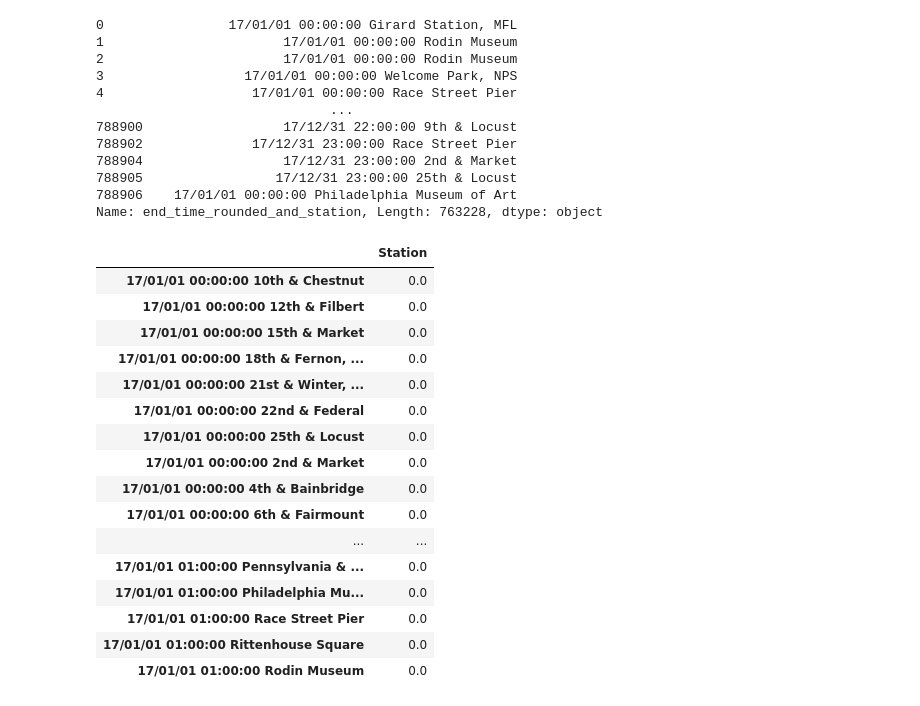
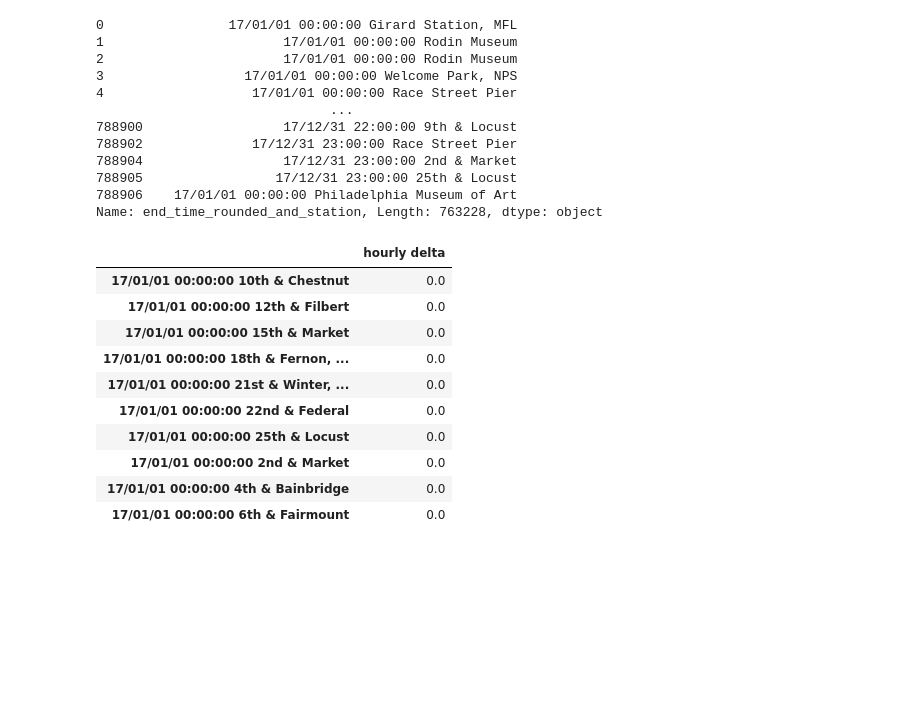
Before and after one commit to GoebelM94/dsml2021, a Jupyter notebook: notebooks/Delta Bike Rides.ipynb, the cells around one changed output. Cells and saved outputs as stored; diff of their text form; code cells hidden in the pictures; blank space fills up the shorter version.

```diff
--- a/notebooks/Delta Bike Rides.ipynb
+++ b/notebooks/Delta Bike Rides.ipynb
@@ -304,9 +267,9 @@ df_delta = pd.DataFrame((df_bikes['end_time_rounded_and_station'].value_counts()
 # %%
 df_delta[np.isnan(df_delta)] = 0
 # %%
-df_delta.head(50)
+df_delta.head(10)
 # %% [output]
-|  | Station |
+|  | hourly delta |
 | 17/01/01 00:00:00 10th & Chestnut | 0.0 |
 | 17/01/01 00:00:00 12th & Filbert | 0.0 |
 | 17/01/01 00:00:00 15th & Market | 0.0 |
@@ -317,9 +280,3 @@ df_delta.head(50)
 | 17/01/01 00:00:00 2nd & Market | 0.0 |
 | 17/01/01 00:00:00 4th & Bainbridge | 0.0 |
 | 17/01/01 00:00:00 6th & Fairmount | 0.0 |
-| ... | ... |
-| 17/01/01 01:00:00 Pennsylvania & ... | 0.0 |
-| 17/01/01 01:00:00 Philadelphia Mu... | 0.0 |
-| 17/01/01 01:00:00 Race Street Pier | 0.0 |
-| 17/01/01 01:00:00 Rittenhouse Square | 0.0 |
-| 17/01/01 01:00:00 Rodin Museum | 0.0 |
```
Also changed, not shown: parts of 3 cells of this notebook.
